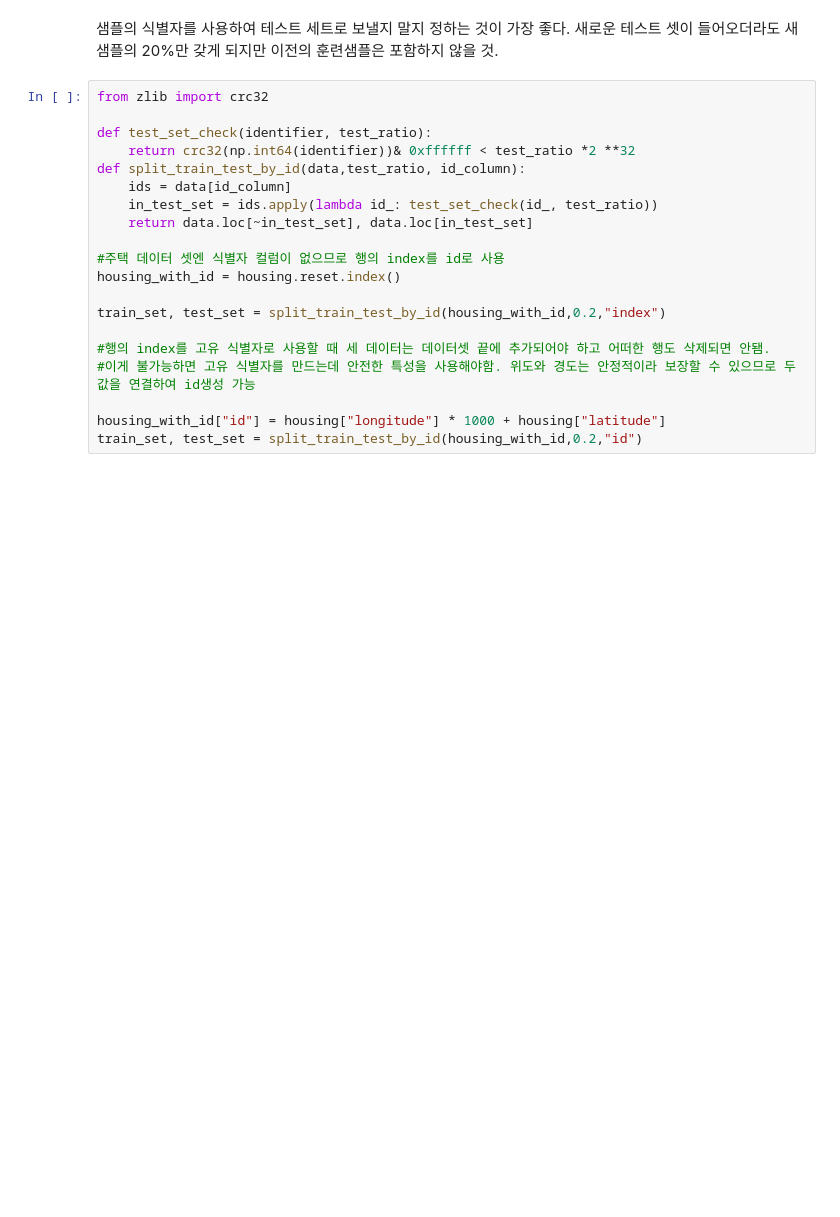
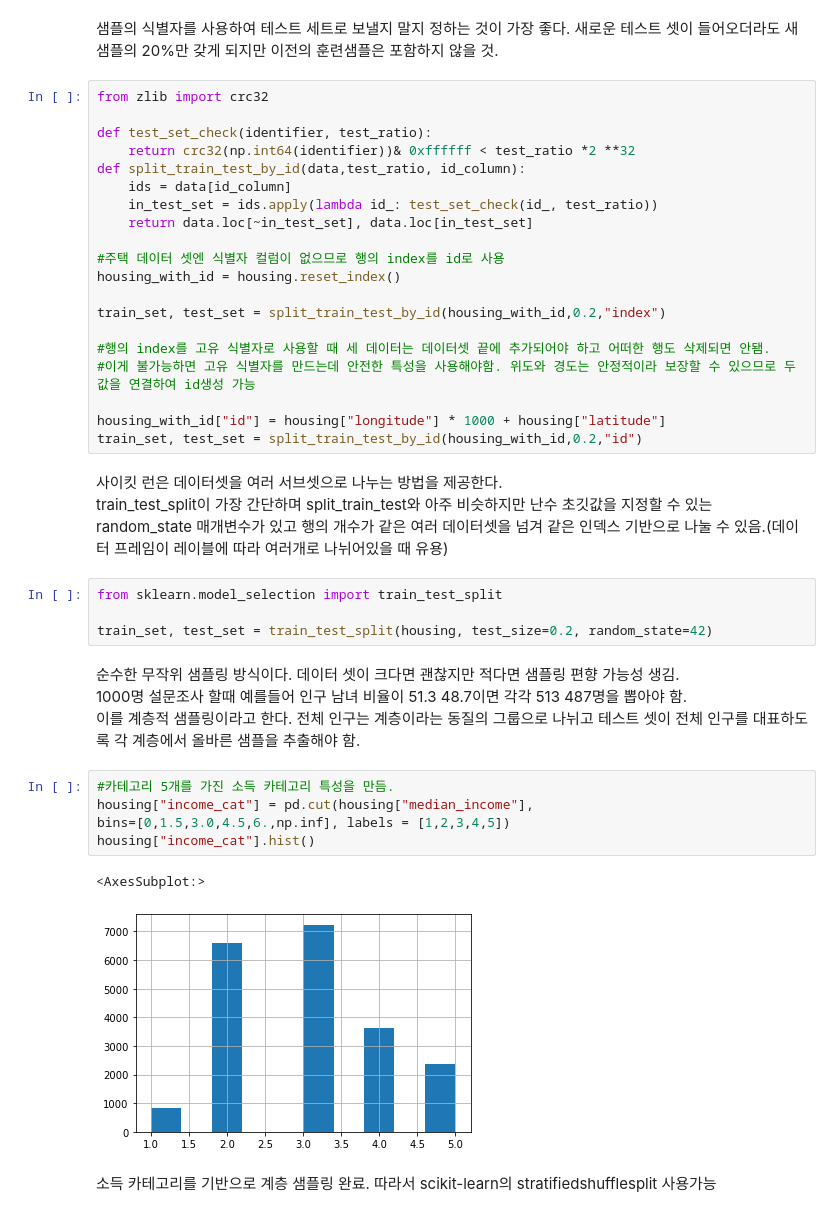
Before and after one commit to wnd180/TIL, a Jupyter notebook: Machine Learning/1부 2장 머신러닝 프로젝트 처음부터 끝까지/housing.ipynb, the cells around one changed output. Saved outputs shown, nothing was run; the diff lists cells and outputs as text; blank space fills up the shorter version.

```diff
--- a/Machine Learning/1부 2장 머신러닝 프로젝트 처음부터 끝까지/housing.ipynb
+++ b/Machine Learning/1부 2장 머신러닝 프로젝트 처음부터 끝까지/housing.ipynb
@@ -126,7 +126,7 @@ def split_train_test_by_id(data,test_ratio, id_column):
     return data.loc[~in_test_set], data.loc[in_test_set]
 
 #주택 데이터 셋엔 식별자 컬럼이 없으므로 행의 index를 id로 사용
-housing_with_id = housing.reset.index()
+housing_with_id = housing.reset_index()
 
 train_set, test_set = split_train_test_by_id(housing_with_id,0.2,"index")
 
@@ -135,3 +135,24 @@ train_set, test_set = split_train_test_by_id(housing_with_id,0.2,"index")
 
 housing_with_id["id"] = housing["longitude"] * 1000 + housing["latitude"]
 train_set, test_set = split_train_test_by_id(housing_with_id,0.2,"id")
+# %% [markdown]
+사이킷 런은 데이터셋을 여러 서브셋으로 나누는 방법을 제공한다. <br>
+train_test_split이 가장 간단하며 split_train_test와 아주 비슷하지만 난수 초깃값을 지정할 수 있는 random_state 매개변수가 있고 행의 개수가 같은 여러 데이터셋을 넘겨 같은 인덱스 기반으로 나눌 수 있음.(데이터 프레임이 레이블에 따라 여러개로 나뉘어있을 때 유용)
+# %%
+from sklearn.model_selection import train_test_split
+
+train_set, test_set = train_test_split(housing, test_size=0.2, random_state=42)
+# %% [markdown]
+순수한 무작위 샘플링 방식이다. 데이터 셋이 크다면 괜찮지만 적다면 샘플링 편향 가능성 생김. <br>
+1000명 설문조사 할때 예를들어 인구 남녀 비율이 51.3 48.7이면 각각 513 487명을 뽑아야 함. <br>
+이를 계층적 샘플링이라고 한다. 전체 인구는 계층이라는 동질의 그룹으로 나뉘고 테스트 셋이 전체 인구를 대표하도록 각 계층에서 올바른 샘플을 추출해야 함.
+# %%
+#카테고리 5개를 가진 소득 카테고리 특성을 만듬.
+housing["income_cat"] = pd.cut(housing["median_income"],
+bins=[0,1.5,3.0,4.5,6.,np.inf], labels = [1,2,3,4,5])
+housing["income_cat"].hist()
+# %% [output]
+<AxesSubplot:>
+[figure, added]
+# %% [markdown]
+소득 카테고리를 기반으로 계층 샘플링 완료. 따라서 scikit-learn의 stratifiedshufflesplit 사용가능
```
Also changed, not shown: parts of 12 cells of this notebook.
